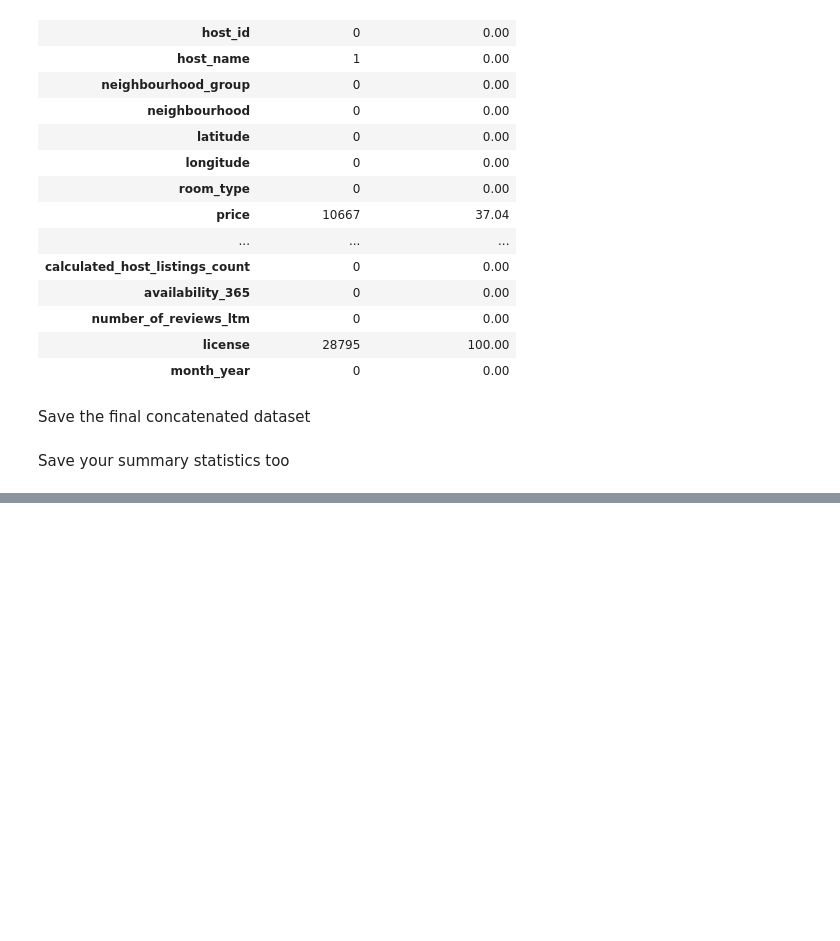
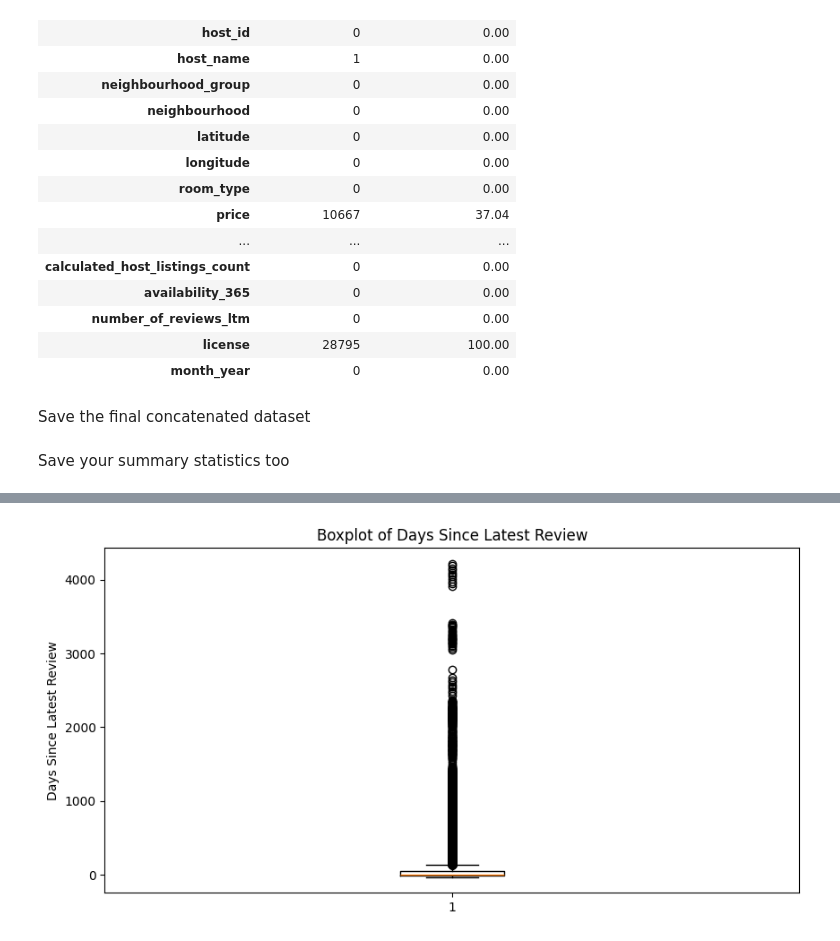
Before and after one commit to Sohiththarun/Newzealand-Airbnb-Analysis, a Jupyter notebook: Deliverable - 3.ipynb, the cells around one changed output, grey strips where cells are left out. Cells and saved outputs as stored; diff of their text form; code cells hidden in the pictures; blank space fills up the shorter version.

```diff
--- a/Deliverable - 3.ipynb
+++ b/Deliverable - 3.ipynb
@@ -402,0 +587,11 @@ missing_summary.to_csv(
+# %%
+plt.figure(figsize=(10, 5))
+
+plt.boxplot(df["days_since_latest_review"].dropna())
+
+plt.ylabel("Days Since Latest Review")
+plt.title("Boxplot of Days Since Latest Review")
+
+plt.show()
+# %% [output]
+[figure, added]
```
Also changed, not shown: parts of 19 cells of this notebook, 5 other files.
